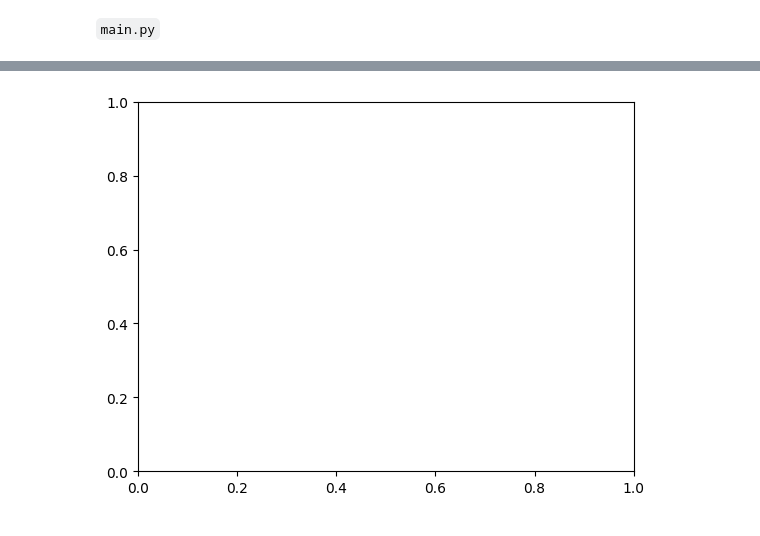
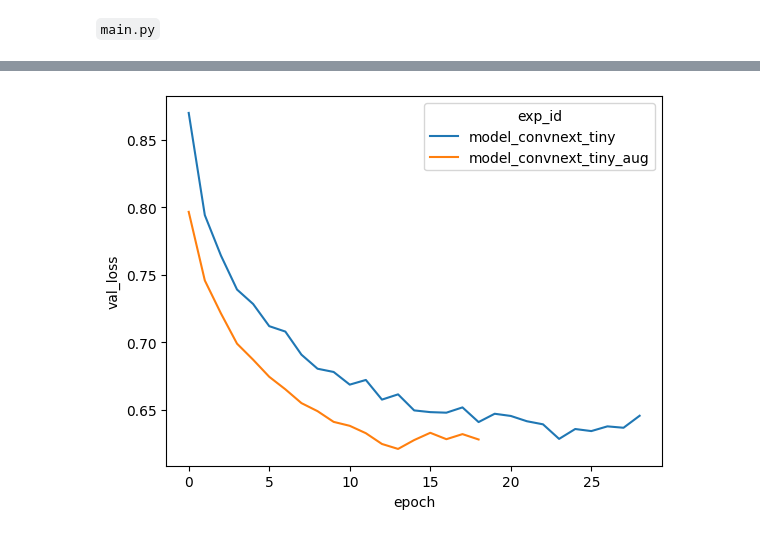
Before and after one commit to btsmith29/AMLS_II_assignment23_24, a Jupyter notebook: assignment-workings.ipynb, the cells around one changed output, grey strips where cells are left out. Cells and saved outputs as stored; diff of their text form; code cells hidden in the pictures.

```diff
--- a/assignment-workings.ipynb
+++ b/assignment-workings.ipynb
@@ -461,2 +376,6 @@ df_results_x
+# %%
+plot_experiments_comp(df_results,["model_convnext_tiny", "model_convnext_tiny_aug"], "val_loss")
+# %% [output]
+[figure, added]
 # %%
 #!rm -rf /kaggle/working/data
@@ -469,4 +381,0 @@ df_results = pd.read_csv("/kaggle/working/results.csv")
-# %%
-plot_experiments_comp(df_results,["use_pre_trained_model_convnext", "use_pre_trained_model_convnext_aug"], "val_accuracy")
-# %% [output]
-[figure, removed]
```
Also changed, not shown: parts of 30 cells of this notebook.
